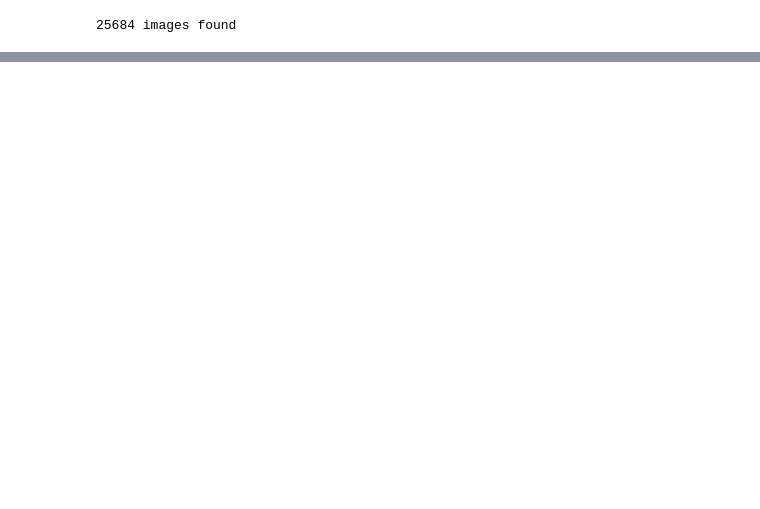
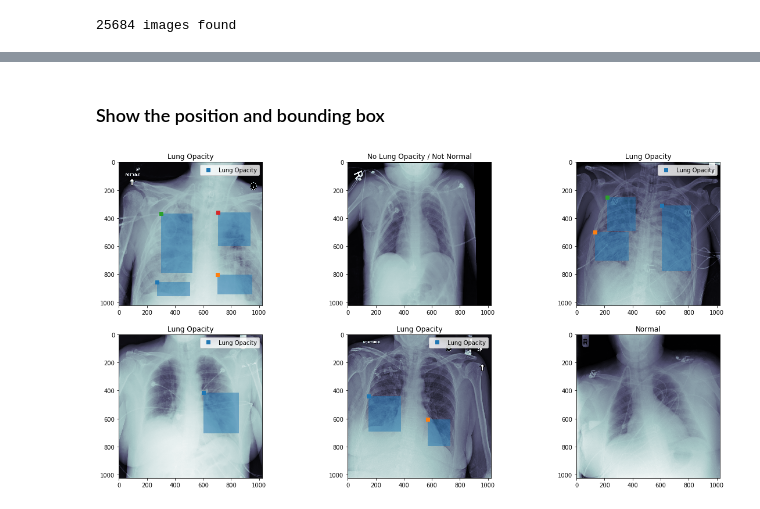
Before and after one commit to ChristophNeuner/RSNA_PDC, a Jupyter notebook: RSNA_PDC/RSNA_PDC.ipynb, the cells around one changed output, grey strips where cells are left out. Drawn from its saved outputs; the diff is of its cells as text; code cells hidden in the pictures; blank space fills up the shorter version.

```diff
--- a/RSNA_PDC/RSNA_PDC.ipynb
+++ b/RSNA_PDC/RSNA_PDC.ipynb
@@ -169,0 +179,10 @@ print(image_df.shape[0], 'images found')
+# %%
+image_full_df = pd.merge(image_df,
+                         image_meta_df,
+                         on='path')
+image_bbox_df = pd.merge(comb_box_df,
+                         image_full_df,
+                         on='patientId',
+                        how='left')
+print(image_bbox_df.shape[0], 'image bounding boxes')
+image_bbox_df
@@ -169,0 +211,6 @@ print(image_df.shape[0], 'images found')
+# %%
+sample_df = image_bbox_df.\
+    groupby(['Target','class', 'boxes']).\
+    apply(lambda x: x[x['patientId']==x.sample(1)['patientId'].values[0]]).\
+    reset_index(drop=True)
+sample_df
@@ -169,0 +231,18 @@ print(image_df.shape[0], 'images found')
+# %% [markdown]
+### Show the position and bounding box
+# %%
+fig, m_axs = plt.subplots(2, 3, figsize = (20, 10))
+for c_ax, (c_path, c_rows) in zip(m_axs.flatten(),
+                    sample_df.groupby(['path'])):
+    c_dicom = pydicom.read_file(c_path)
+    c_ax.imshow(c_dicom.pixel_array, cmap='bone')
+    c_ax.set_title('{class}'.format(**c_rows.iloc[0,:]))
+    for i, (_, c_row) in enumerate(c_rows.dropna().iterrows()):
+        c_ax.plot(c_row['x'], c_row['y'], 's', label='{class}'.format(**c_row))
+        c_ax.add_patch(matplotlib.patches.Rectangle(xy=(c_row['x'], c_row['y']),
+                                width=c_row['width'],
+                                height=c_row['height'],
+                                 alpha = 0.5))
+        if i==0: c_ax.legend()
+# %% [output]
+[figure, added]
```
Also changed, not shown: parts of 21 cells of this notebook.
